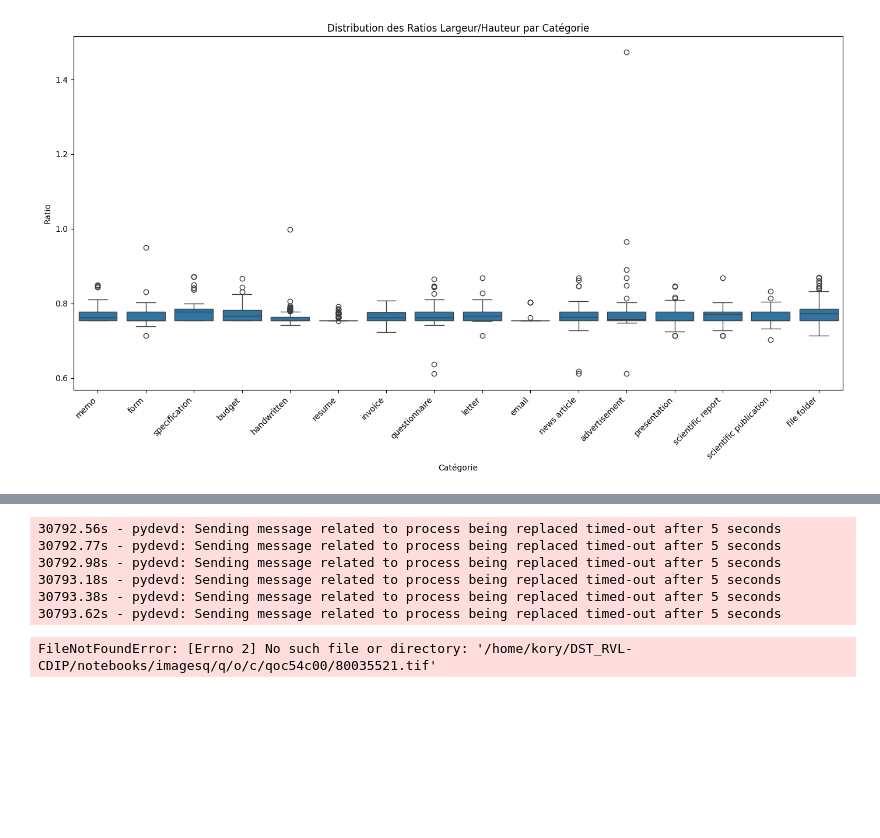
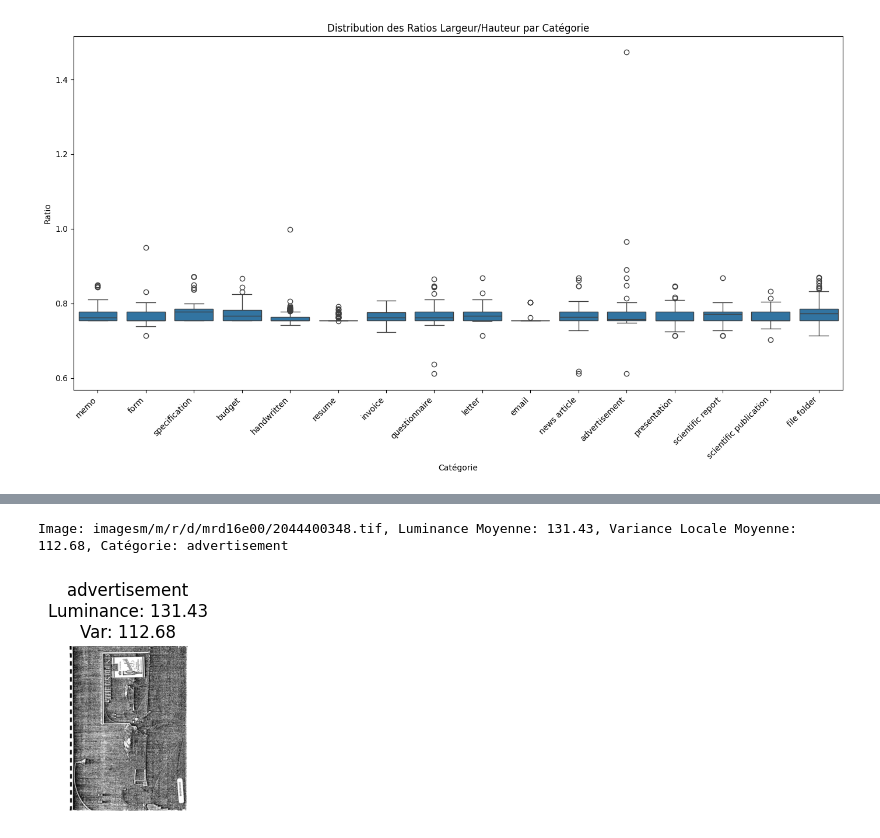
Before and after one commit to truongxavier/DST_RVL-CDIP, a Jupyter notebook: notebooks/exploration_KO.ipynb, the cells around one changed output, grey strips where cells are left out. Cells and saved outputs as stored; diff of their text form; code cells hidden in the pictures; blank space fills up the shorter version.

```diff
--- a/notebooks/exploration_KO.ipynb
+++ b/notebooks/exploration_KO.ipynb
@@ -344,25 +297,11 @@ Image: imagesf/f/y/p/fyp36c00/2072280165.tif, Luminance Moyenne: 147.10, Catégo
 # %%
-from joblib import Parallel, delayed
+from scipy.ndimage import generic_filter
 import numpy as np
 from PIL import Image
 import matplotlib.pyplot as plt
-from scipy.ndimage import generic_filter
 
 def local_variance(arr):
     return arr.var()
-
-def process_image(image_path, category, categories_dict):
-    with Image.open(image_path) as img:
-        gray_array = np.array(img)
-
-        # Calculer la luminance moyenne
-        mean_luminance = np.mean(gray_array)
-
-        # Calculer la variance locale
-        local_var = generic_filter(gray_array, local_variance, size=3)
-        mean_local_var = np.mean(local_var)
-
-        return (image_path, mean_luminance, mean_local_var, categories_dict[category])
 
 # Base path pour les images
 image_base_path = '/mnt/c/Users/Ory-K/Documents/MLE DataScientest/Jul24_bds_extraction/RVL-CDIP Dataset_200824/images'
@@ -395,40 +334,47 @@ categories_dict = {
     "14": "resume",
     "15": "memo"
 }
 
-image_paths = [os.path.join(image_base_path, relative_image_path) for relative_image_path, category in samples]
+# Calculer la luminance moyenne et la variance locale
+results = []
 
-# Appliquer la parallélisation avec Joblib
-results = Parallel(n_jobs=n_jobs)(delayed(process_image)(image_path, category, categories_dict) for (image_path, category) in samples)
+for relative_image_path, category in samples:
+    image_path = os.path.join(image_base_path, relative_image_path)
+    image = Image.open(image_path)
+    gray_array = np.array(image)
+
+    # Luminance moyenne
+    mean_luminance = np.mean(gray_array)
+
+    # Variance locale
+    local_var = generic_filter(gray_array, local_variance, size=3)
+    mean_local_var = np.mean(local_var)
+
+    results.append((relative_image_path, mean_luminance, mean_local_var, categories_dict[category]))
 
 # Définir un seuil pour la variance locale pour identifier les images granuleuses
 variance_threshold = 50
 
 # Filtrer les images granuleuses
 granular_documents = [doc for doc in results if doc[2] > variance_threshold]
 
 # Afficher les résultats
 for doc in granular_documents:
     print(f"Image: {doc[0]}, Luminance Moyenne: {doc[1]:.2f}, Variance Locale Moyenne: {doc[2]:.2f}, Catégorie: {doc[3]}")
 
 # Visualiser les documents granuleux
 plt.figure(figsize=(12, 8))
 for i, (image_path, mean_luminance, mean_local_var, category) in enumerate(granular_documents):
     image_full_path = os.path.join(image_base_path, image_path)
     image = Image.open(image_full_path)
 
     plt.subplot(4, 4, i + 1)
     plt.imshow(image, cmap='gray')
     plt.title(f'{category}\nLuminance: {mean_luminance:.2f}\nVar: {mean_local_var:.2f}')
     plt.axis('off')
 
 plt.tight_layout()
 plt.show()
 # %% [output]
-30792.56s - pydevd: Sending message related to process being replaced timed-out after 5 seconds
-30792.77s - pydevd: Sending message related to process being replaced timed-out after 5 seconds
-30792.98s - pydevd: Sending message related to process being replaced timed-out after 5 seconds
-30793.18s - pydevd: Sending message related to process being replaced timed-out after 5 seconds
-30793.38s - pydevd: Sending message related to process being replaced timed-out after 5 seconds
-30793.62s - pydevd: Sending message related to process being replaced timed-out after 5 seconds
+Image: imagesm/m/r/d/mrd16e00/2044400348.tif, Luminance Moyenne: 131.43, Variance Locale Moyenne: 112.68, Catégorie: advertisement
-FileNotFoundError: [Errno 2] No such file or directory: '/home/kory/DST_RVL-CDIP/notebooks/imagesq/q/o/c/qoc54c00/80035521.tif'
+[figure, added]
```
Also changed, not shown: parts of 8 cells of this notebook.
